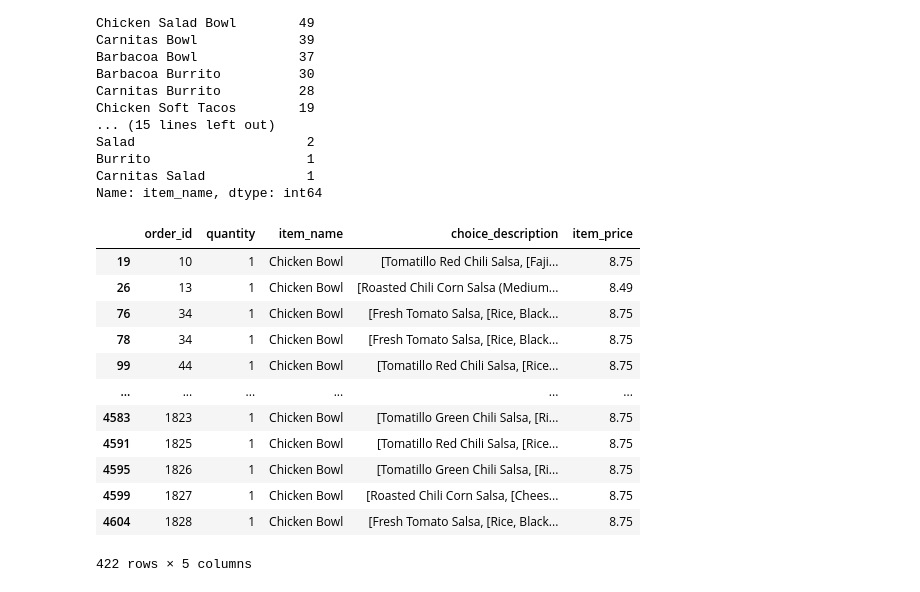
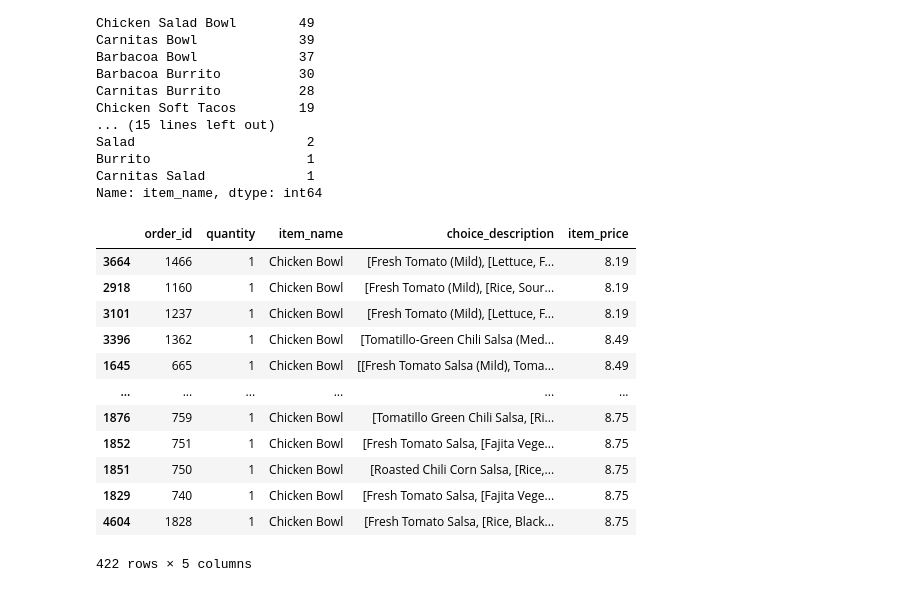
Before and after one commit to BRkavin/AL-ML-, a Jupyter notebook: AI_&_ML_.ipynb, the cells around one changed output. Drawn from its saved outputs; the diff is of its cells as text; code cells hidden in the pictures.

```diff
--- a/AI_&_ML_.ipynb
+++ b/AI_&_ML_.ipynb
@@ -798,18 +798,18 @@ Burrito                    1
 Carnitas Salad             1
 Name: item_name, dtype: int64
 # %%
-df[(df.item_price <10) & (df.item_name=='Chicken Bowl')]
+df[(df.item_price <10) & (df.item_name=='Chicken Bowl')].sort_values(['item_price'])
 # %% [output]
 |  | order_id | quantity | item_name | choice_description | item_price |
-| 19 | 10 | 1 | Chicken Bowl | [Tomatillo Red Chili Salsa, [Faji... | 8.75 |
-| 26 | 13 | 1 | Chicken Bowl | [Roasted Chili Corn Salsa (Medium... | 8.49 |
-| 76 | 34 | 1 | Chicken Bowl | [Fresh Tomato Salsa, [Rice, Black... | 8.75 |
-| 78 | 34 | 1 | Chicken Bowl | [Fresh Tomato Salsa, [Rice, Black... | 8.75 |
-| 99 | 44 | 1 | Chicken Bowl | [Tomatillo Red Chili Salsa, [Rice... | 8.75 |
+| 3664 | 1466 | 1 | Chicken Bowl | [Fresh Tomato (Mild), [Lettuce, F... | 8.19 |
+| 2918 | 1160 | 1 | Chicken Bowl | [Fresh Tomato (Mild), [Rice, Sour... | 8.19 |
+| 3101 | 1237 | 1 | Chicken Bowl | [Fresh Tomato (Mild), [Lettuce, F... | 8.19 |
+| 3396 | 1362 | 1 | Chicken Bowl | [Tomatillo-Green Chili Salsa (Med... | 8.49 |
+| 1645 | 665 | 1 | Chicken Bowl | [[Fresh Tomato Salsa (Mild), Toma... | 8.49 |
 | ... | ... | ... | ... | ... | ... |
-| 4583 | 1823 | 1 | Chicken Bowl | [Tomatillo Green Chili Salsa, [Ri... | 8.75 |
-| 4591 | 1825 | 1 | Chicken Bowl | [Tomatillo Red Chili Salsa, [Rice... | 8.75 |
-| 4595 | 1826 | 1 | Chicken Bowl | [Tomatillo Green Chili Salsa, [Ri... | 8.75 |
-| 4599 | 1827 | 1 | Chicken Bowl | [Roasted Chili Corn Salsa, [Chees... | 8.75 |
+| 1876 | 759 | 1 | Chicken Bowl | [Tomatillo Green Chili Salsa, [Ri... | 8.75 |
+| 1852 | 751 | 1 | Chicken Bowl | [Fresh Tomato Salsa, [Fajita Vege... | 8.75 |
+| 1851 | 750 | 1 | Chicken Bowl | [Roasted Chili Corn Salsa, [Rice,... | 8.75 |
+| 1829 | 740 | 1 | Chicken Bowl | [Fresh Tomato Salsa, [Fajita Vege... | 8.75 |
 | 4604 | 1828 | 1 | Chicken Bowl | [Fresh Tomato Salsa, [Rice, Black... | 8.75 |
 422 rows × 5 columns
```
Also changed, not shown: parts of 6 cells of this notebook.
